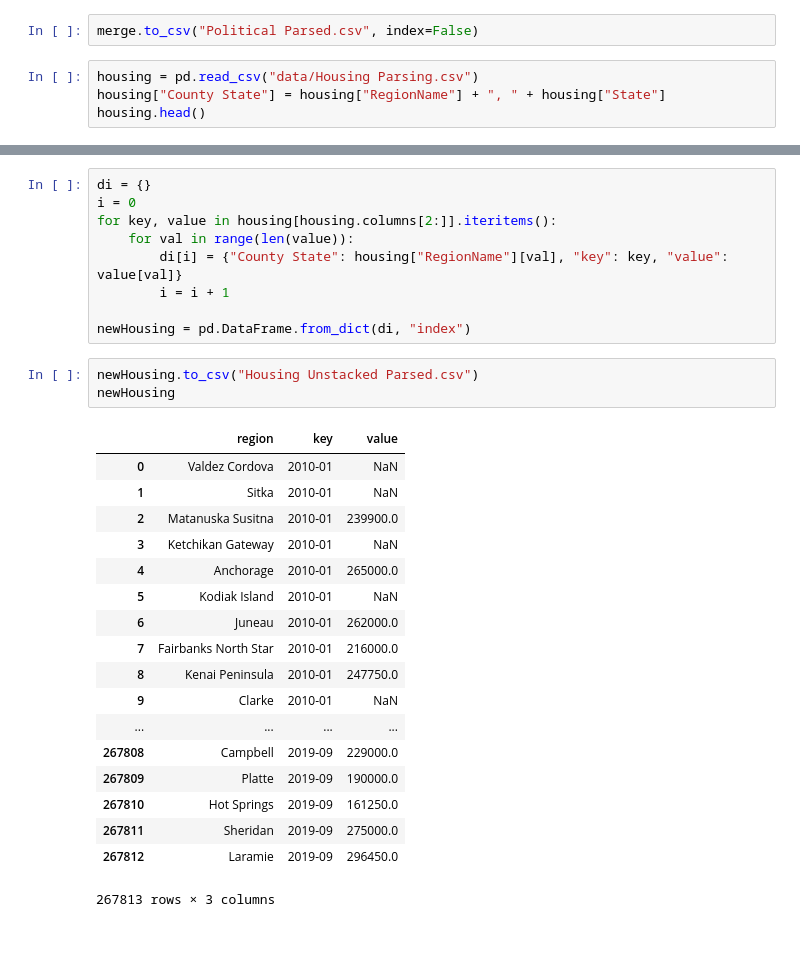
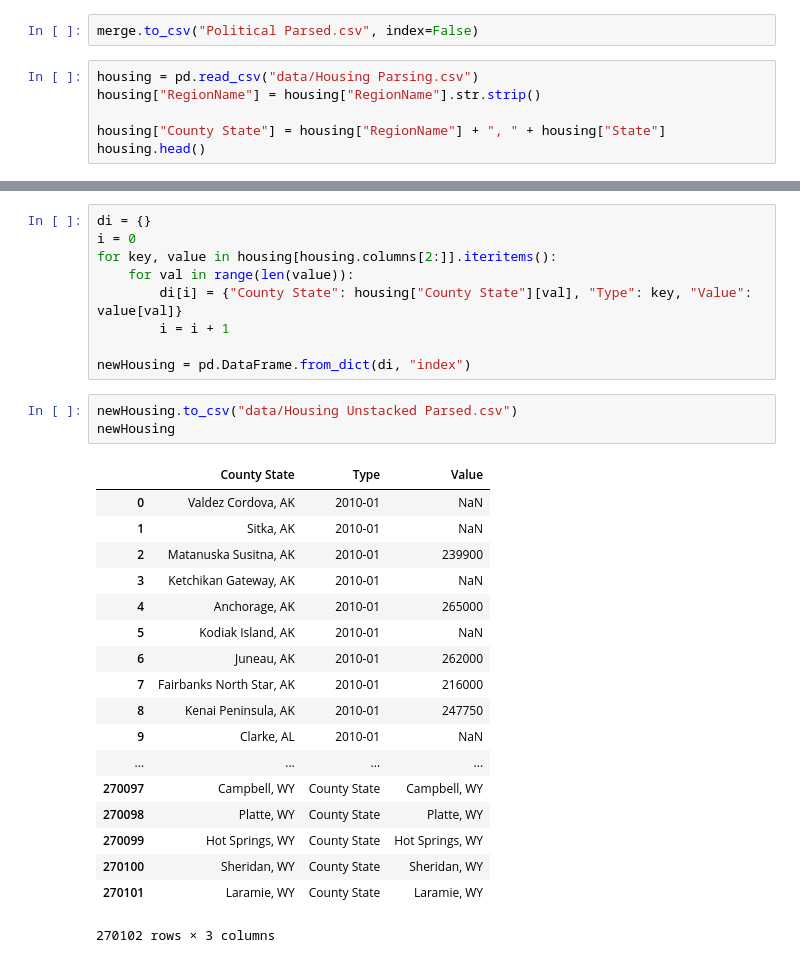
Before and after one commit to richik-ray/Moving-Dashboard, a Jupyter notebook: Data.ipynb, the cells around one changed output, grey strips where cells are left out. Cells and saved outputs as stored; diff of their text form.

```diff
--- a/Data.ipynb
+++ b/Data.ipynb
@@ -69,6 +69,8 @@ merge
 merge.to_csv("Political Parsed.csv", index=False)
 # %%
 housing = pd.read_csv("data/Housing Parsing.csv")
+housing["RegionName"] = housing["RegionName"].str.strip()
+
 housing["County State"] = housing["RegionName"] + ", " + housing["State"]
 housing.head()
 # %% [output]
@@ -83,29 +85,29 @@ di = {}
 i = 0
 for key, value in housing[housing.columns[2:]].iteritems():
     for val in range(len(value)):
-        di[i] = {"County State": housing["RegionName"][val], "key": key, "value": value[val]}
+        di[i] = {"County State": housing["County State"][val], "Type": key, "Value": value[val]}
         i = i + 1
 
 newHousing = pd.DataFrame.from_dict(di, "index")
 # %%
-newHousing.to_csv("Housing Unstacked Parsed.csv")
+newHousing.to_csv("data/Housing Unstacked Parsed.csv")
 newHousing
 # %% [output]
-|  | region | key | value |
-| 0 | Valdez Cordova | 2010-01 | NaN |
-| 1 | Sitka | 2010-01 | NaN |
-| 2 | Matanuska Susitna | 2010-01 | 239900.0 |
-| 3 | Ketchikan Gateway | 2010-01 | NaN |
-| 4 | Anchorage | 2010-01 | 265000.0 |
-| 5 | Kodiak Island | 2010-01 | NaN |
-| 6 | Juneau | 2010-01 | 262000.0 |
-| 7 | Fairbanks North Star | 2010-01 | 216000.0 |
-| 8 | Kenai Peninsula | 2010-01 | 247750.0 |
-| 9 | Clarke | 2010-01 | NaN |
+|  | County State | Type | Value |
+| 0 | Valdez Cordova, AK | 2010-01 | NaN |
+| 1 | Sitka, AK | 2010-01 | NaN |
+| 2 | Matanuska Susitna, AK | 2010-01 | 239900 |
+| 3 | Ketchikan Gateway, AK | 2010-01 | NaN |
+| 4 | Anchorage, AK | 2010-01 | 265000 |
+| 5 | Kodiak Island, AK | 2010-01 | NaN |
+| 6 | Juneau, AK | 2010-01 | 262000 |
+| 7 | Fairbanks North Star, AK | 2010-01 | 216000 |
+| 8 | Kenai Peninsula, AK | 2010-01 | 247750 |
+| 9 | Clarke, AL | 2010-01 | NaN |
 | ... | ... | ... | ... |
-| 267808 | Campbell | 2019-09 | 229000.0 |
-| 267809 | Platte | 2019-09 | 190000.0 |
-| 267810 | Hot Springs | 2019-09 | 161250.0 |
-| 267811 | Sheridan | 2019-09 | 275000.0 |
-| 267812 | Laramie | 2019-09 | 296450.0 |
+| 270097 | Campbell, WY | County State | Campbell, WY |
+| 270098 | Platte, WY | County State | Platte, WY |
+| 270099 | Hot Springs, WY | County State | Hot Springs, WY |
+| 270100 | Sheridan, WY | County State | Sheridan, WY |
+| 270101 | Laramie, WY | County State | Laramie, WY |
-267813 rows × 3 columns
+270102 rows × 3 columns
```
Also changed, not shown: 3 other files.
